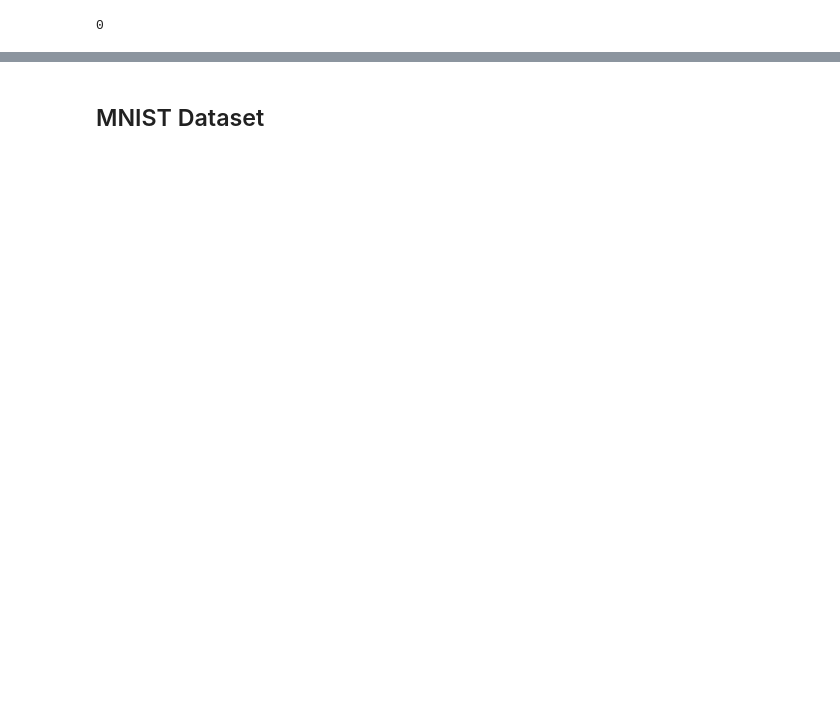
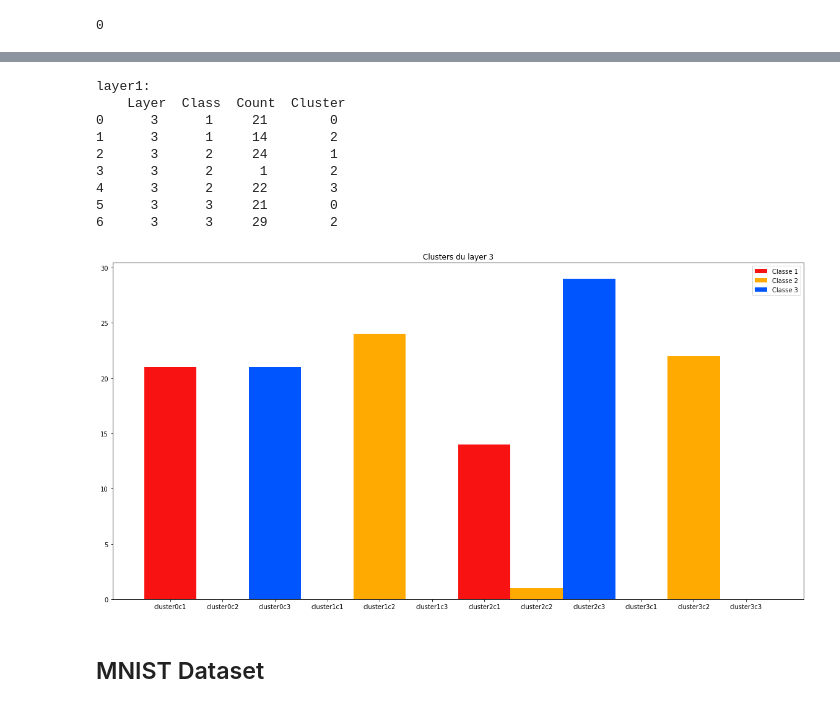
Before and after one commit to JPhilippot/Patterns, a Jupyter notebook: KMeans.ipynb, the cells around one changed output, grey strips where cells are left out. Saved outputs shown, nothing was run; the diff lists cells and outputs as text; code cells hidden in the pictures; blank space fills up the shorter version.

```diff
--- a/KMeans.ipynb
+++ b/KMeans.ipynb
@@ -525,3 +520,18 @@ graphCluster(layer1)
+# %%
+layer3 = pd.read_csv("./iris_8_10_8_/iris_clusters_layer3.csv")
+print("layer1:\n",layer3)
+graphCluster(layer3,'Clusters du layer 3')
+# %% [output]
+layer1:
+    Layer  Class  Count  Cluster
+0      3      1     21        0
+1      3      1     14        2
+2      3      2     24        1
+3      3      2      1        2
+4      3      2     22        3
+5      3      3     21        0
+6      3      3     29        2
+[figure, added]
 # %% [markdown]
 ## MNIST Dataset
 # %%
```
Also changed, not shown: parts of 8 cells of this notebook.
